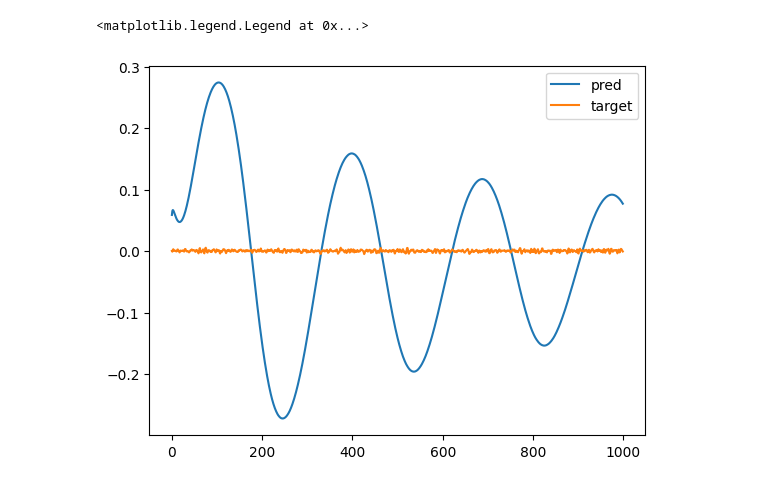
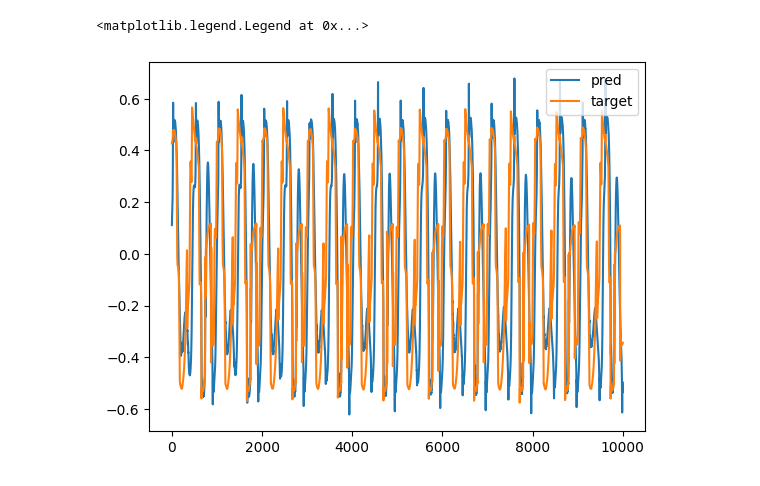
Before and after one commit to bytehut/GuitarTransformer, a Jupyter notebook: GuitarLSTM/LSTM.ipynb, the cells around one changed output. Saved outputs shown, nothing was run; the diff lists cells and outputs as text; code cells hidden in the pictures.

```diff
--- a/GuitarLSTM/LSTM.ipynb
+++ b/GuitarLSTM/LSTM.ipynb
@@ -221,32 +317,27 @@ import random
 # model params
 input_size = 2  # num features, 2 for stereo
 output_size = 2  # num features, 2 for stereo
-hidden_size = 16  # hidden state size
+hidden_size = 32  # hidden state size
 skip_con = 1  # is there a skip connection?
 
 # train params
-batch_size = 10  # num examples per batch
+batch_size = 50  # num examples per batch
 init_len = 200  # num frames to process without backprop to init hidden state
 up_fr = 1000  # num frames for truncated backprop
+epochs = 150 # num epochs
 
 # hyperparams
 learn_rate = 1e-2
 
 network = AudioLSTM(input_size=input_size, hidden_size=hidden_size,
-                                     output_size=output_size, skip=skip_con)
-
-if not torch.cuda.is_available():
-    print('cuda device not available/not selected')
-    cuda = 0
-else:
-    torch.set_default_tensor_type('torch.cuda.FloatTensor')
-    torch.cuda.set_device(0)
-    print('cuda device available')
-    network = network.cuda()
-    cuda = 1
-
+                                     output_size=output_size, skip=skip_con).to(device)
 
 # Set up training optimiser + scheduler + loss fcns and training info tracker
 optimiser = optim.Adam(network.parameters(), lr=learn_rate, weight_decay=1e-4)
 scheduler = optim.lr_scheduler.ReduceLROnPlateau(optimiser, 'min', factor=0.5, patience=5, verbose=True)
 loss_functions = nn.SmoothL1Loss()
+
+# Use Alec's loss function
+# loss_fcns = {'ESRPre': 0.75, 'DC': 0.25}
+# pre_filt = [-0.85, 1] #'high_pass'
+# loss_functions = LossWrapper(loss_fcns, pre_filt)
@@ -264,7 +353,7 @@ best_model = None
 best_ind = -1
 
 # Train epochs
-for epoch in range(10):
+for epoch in range(epochs):
 
     ep_st_time = time.time()
     # train in training
@@ -333,13 +435,11 @@ test time: 5.64190149307251 sec
 # %%
-# Compare predict and target
 import matplotlib.pyplot as plt
-
-# sample first 1000 audio data
-y_test_pred = output[0, :, 0][:1000]
-y_test_true = y_test[0, :, 0][:1000]
-plt.plot(range(len(y_test_pred)), y_test_pred, label='pred')
-plt.plot(range(len(y_test_true)), y_test_true, label='target')
+y_test_pred = output[0, :, 0].to('cpu')
+y_test_true = y_test[0, :, 0].to('cpu')
+plot_range = [200000, 210000]
+plt.plot(range(len(y_test_pred[plot_range[0]:plot_range[1]])), y_test_pred[plot_range[0]:plot_range[1]], label='pred')
+plt.plot(range(len(y_test_true[plot_range[0]:plot_range[1]])), y_test_true[plot_range[0]:plot_range[1]], label='target')
 plt.legend()
 # %% [output]
 <matplotlib.legend.Legend at 0x...>
-[figure, old version]
+[figure, new version]
```
Also changed, not shown: parts of 13 cells of this notebook, 1 other file.
